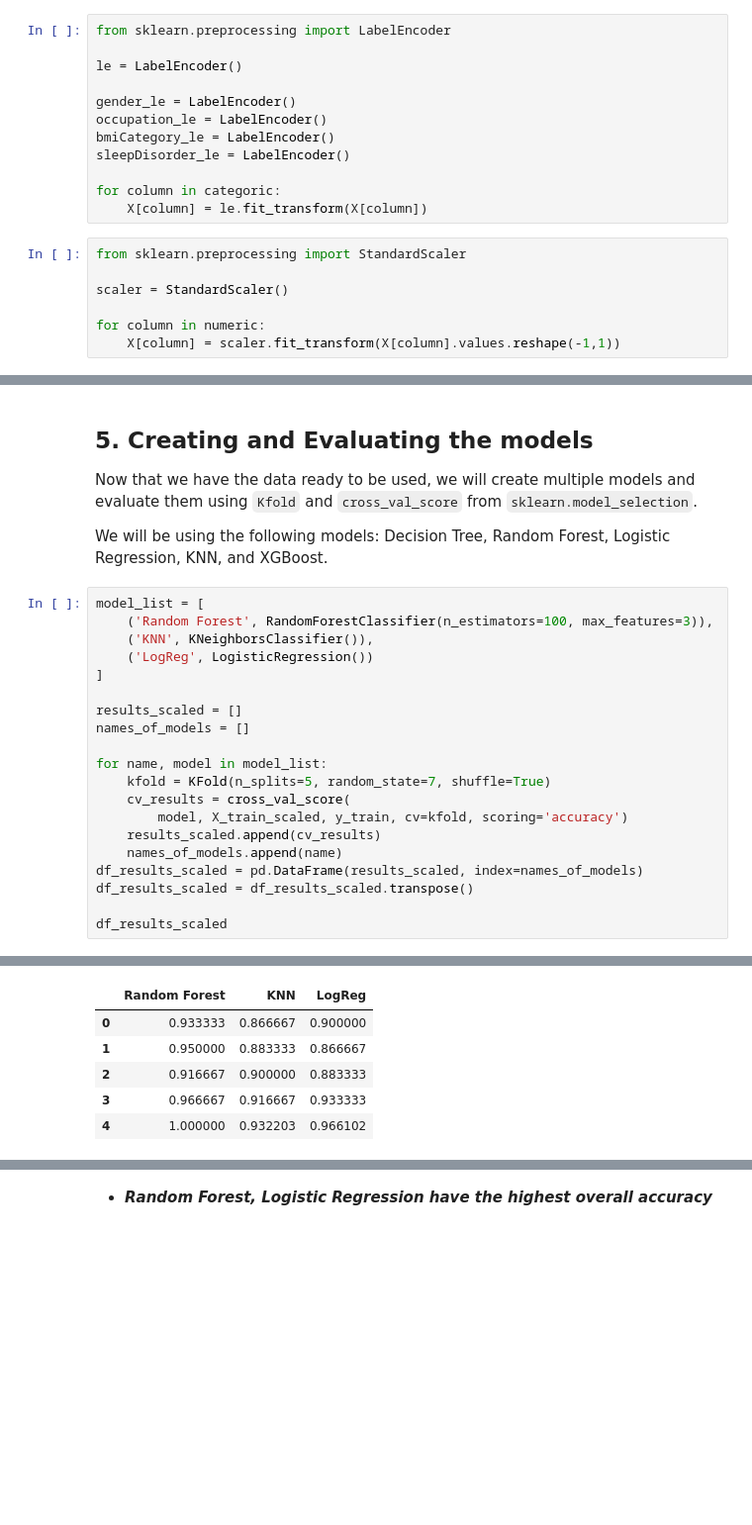
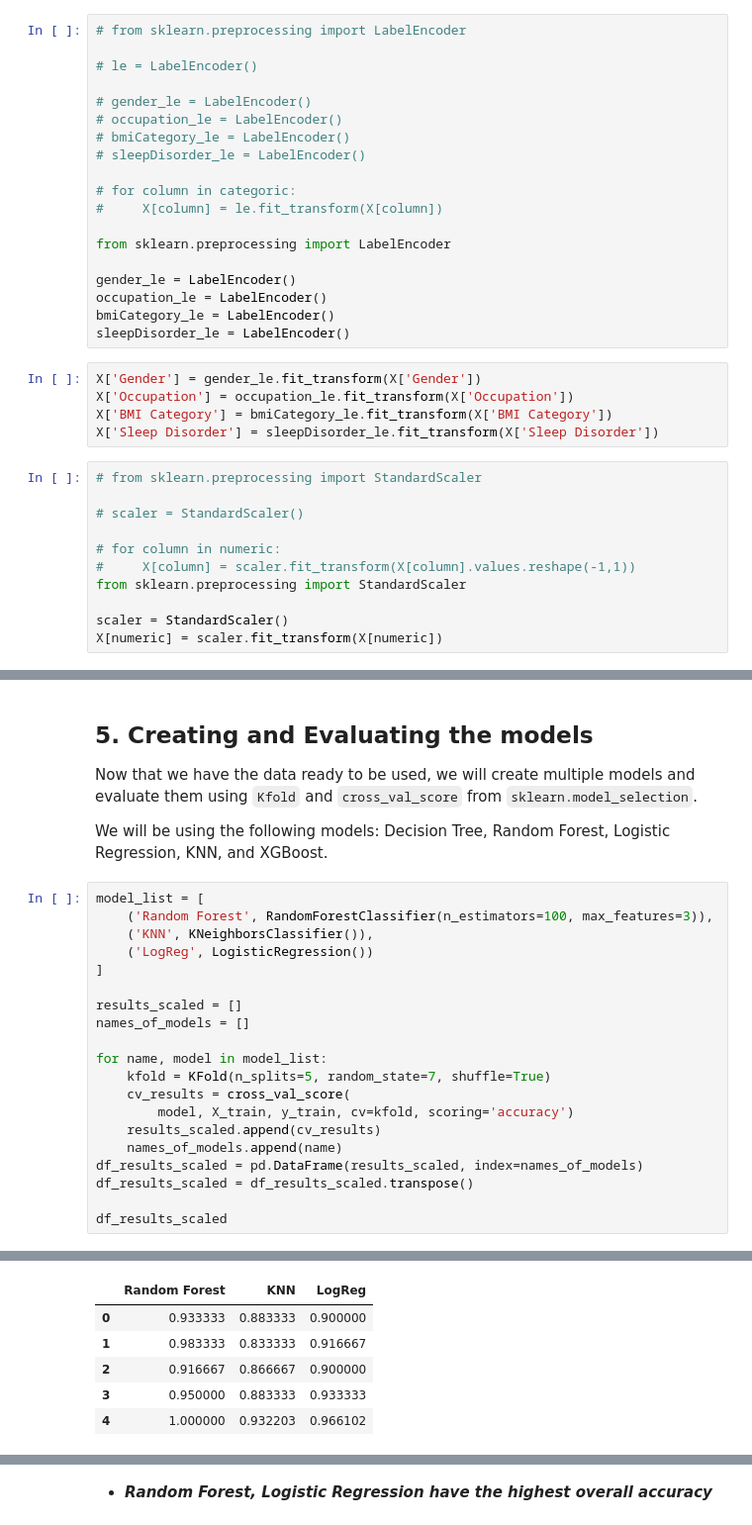
Before and after one commit to WidharDwiatmoko/stress-level-prediction, a Jupyter notebook: Notebooks/3. Model Deploy Preparation.ipynb, the cells around one changed output, grey strips where cells are left out. Shown at 99% size. Saved outputs shown, nothing was run; the diff lists cells and outputs as text; blank space fills up the shorter version.

```diff
--- a/Notebooks/3. Model Deploy Preparation.ipynb
+++ b/Notebooks/3. Model Deploy Preparation.ipynb
@@ -146,24 +143,40 @@ X.head(3)
 | 1 | Male | 28 | Doctor | 6.2 | 6 | 60 | Normal | ... |
 | 2 | Male | 28 | Doctor | 6.2 | 6 | 60 | Normal | ... |
 # %%
+# from sklearn.preprocessing import LabelEncoder
+
+# le = LabelEncoder()
+
+# gender_le = LabelEncoder()
+# occupation_le = LabelEncoder()
+# bmiCategory_le = LabelEncoder()
+# sleepDisorder_le = LabelEncoder()
+
+# for column in categoric:
+#     X[column] = le.fit_transform(X[column])
+
 from sklearn.preprocessing import LabelEncoder
-
-le = LabelEncoder()
 
 gender_le = LabelEncoder()
 occupation_le = LabelEncoder()
 bmiCategory_le = LabelEncoder()
 sleepDisorder_le = LabelEncoder()
-
-for column in categoric:
-    X[column] = le.fit_transform(X[column])
+# %%
+X['Gender'] = gender_le.fit_transform(X['Gender'])
+X['Occupation'] = occupation_le.fit_transform(X['Occupation'])
+X['BMI Category'] = bmiCategory_le.fit_transform(X['BMI Category'])
+X['Sleep Disorder'] = sleepDisorder_le.fit_transform(X['Sleep Disorder'])
 # %%
+# from sklearn.preprocessing import StandardScaler
+
+# scaler = StandardScaler()
+
+# for column in numeric:
+#     X[column] = scaler.fit_transform(X[column].values.reshape(-1,1))
 from sklearn.preprocessing import StandardScaler
 
 scaler = StandardScaler()
-
-for column in numeric:
-    X[column] = scaler.fit_transform(X[column].values.reshape(-1,1))
+X[numeric] = scaler.fit_transform(X[numeric])
 # %%
 X.head(3)
 # %% [output]
@@ -232,7 +245,7 @@ names_of_models = []
 for name, model in model_list:
     kfold = KFold(n_splits=5, random_state=7, shuffle=True)
     cv_results = cross_val_score(
-        model, X_train_scaled, y_train, cv=kfold, scoring='accuracy')
+        model, X_train, y_train, cv=kfold, scoring='accuracy')
     results_scaled.append(cv_results)
     names_of_models.append(name)
 df_results_scaled = pd.DataFrame(results_scaled, index=names_of_models)
@@ -243,8 +273,8 @@ df_results_scaled
 |  | Random Forest | KNN | LogReg |
-| 0 | 0.933333 | 0.866667 | 0.900000 |
-| 1 | 0.950000 | 0.883333 | 0.866667 |
-| 2 | 0.916667 | 0.900000 | 0.883333 |
-| 3 | 0.966667 | 0.916667 | 0.933333 |
+| 0 | 0.933333 | 0.883333 | 0.900000 |
+| 1 | 0.983333 | 0.833333 | 0.916667 |
+| 2 | 0.916667 | 0.866667 | 0.900000 |
+| 3 | 0.950000 | 0.883333 | 0.933333 |
 | 4 | 1.000000 | 0.932203 | 0.966102 |
 # %%
 df_results_scaled.mean()
```
Also changed, not shown: parts of 17 cells of this notebook, 1 other file.
